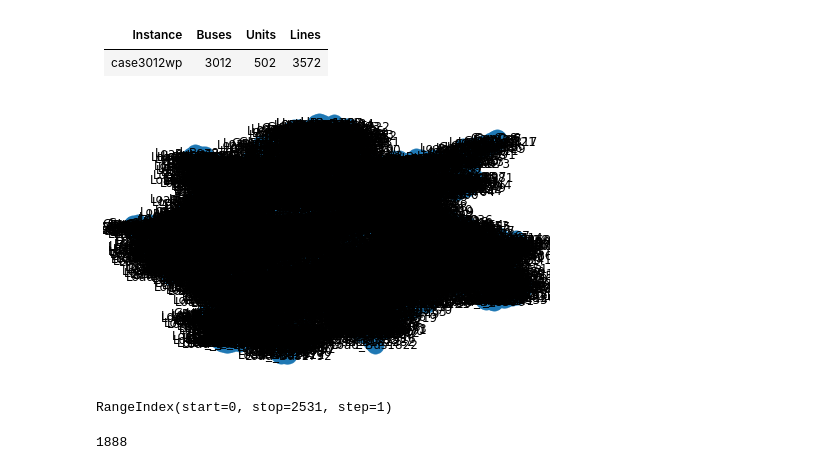
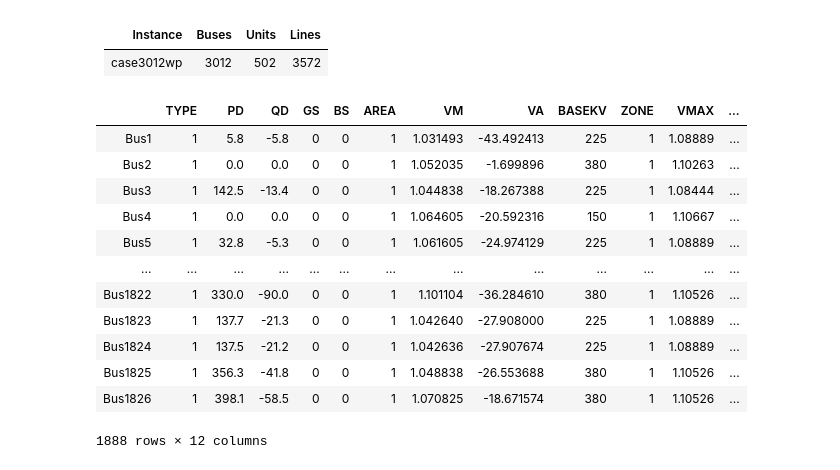
Before and after one commit to djinnome/Xavier2019, a Jupyter notebook: Xavier2019.ipynb, the cells around one changed output. Drawn from its saved outputs; the diff is of its cells as text; code cells hidden in the pictures.

```diff
--- a/Xavier2019.ipynb
+++ b/Xavier2019.ipynb
@@ -551,16 +562,19 @@ Markdown(table)
 |Instance|Buses|Units|Lines|
 |----|----|----|---|
 |case3012wp|3012|502|3572|
-# %%
-%matplotlib inline
-case_network.draw()
-# %% [output]
-[figure, removed]
 # %%
-case.branch_name
+case.bus
 # %% [output]
+|  | TYPE | PD | QD | GS | BS | AREA | VM | VA | BASEKV | ZONE | VMAX | ... |
+| Bus1 | 1 | 5.8 | -5.8 | 0 | 0 | 1 | 1.031493 | -43.492413 | 225 | 1 | 1.08889 | ... |
+| Bus2 | 1 | 0.0 | 0.0 | 0 | 0 | 1 | 1.052035 | -1.699896 | 380 | 1 | 1.10263 | ... |
+| Bus3 | 1 | 142.5 | -13.4 | 0 | 0 | 1 | 1.044838 | -18.267388 | 225 | 1 | 1.08444 | ... |
+| Bus4 | 1 | 0.0 | 0.0 | 0 | 0 | 1 | 1.064605 | -20.592316 | 150 | 1 | 1.10667 | ... |
+| Bus5 | 1 | 32.8 | -5.3 | 0 | 0 | 1 | 1.061605 | -24.974129 | 225 | 1 | 1.08889 | ... |
+| ... | ... | ... | ... | ... | ... | ... | ... | ... | ... | ... | ... | ... |
+| Bus1822 | 1 | 330.0 | -90.0 | 0 | 0 | 1 | 1.101104 | -36.284610 | 380 | 1 | 1.10526 | ... |
+| Bus1823 | 1 | 137.7 | -21.3 | 0 | 0 | 1 | 1.042640 | -27.908000 | 225 | 1 | 1.08889 | ... |
+| Bus1824 | 1 | 137.5 | -21.2 | 0 | 0 | 1 | 1.042636 | -27.907674 | 225 | 1 | 1.08889 | ... |
+| Bus1825 | 1 | 356.3 | -41.8 | 0 | 0 | 1 | 1.048838 | -26.553688 | 380 | 1 | 1.10526 | ... |
+| Bus1826 | 1 | 398.1 | -58.5 | 0 | 0 | 1 | 1.070825 | -18.671574 | 380 | 1 | 1.10526 | ... |
-RangeIndex(start=0, stop=2531, step=1)
+1888 rows × 12 columns
-# %%
-len(case.bus_name)
-# %% [output]
-1888
```
Also changed, not shown: parts of 5 cells of this notebook.
